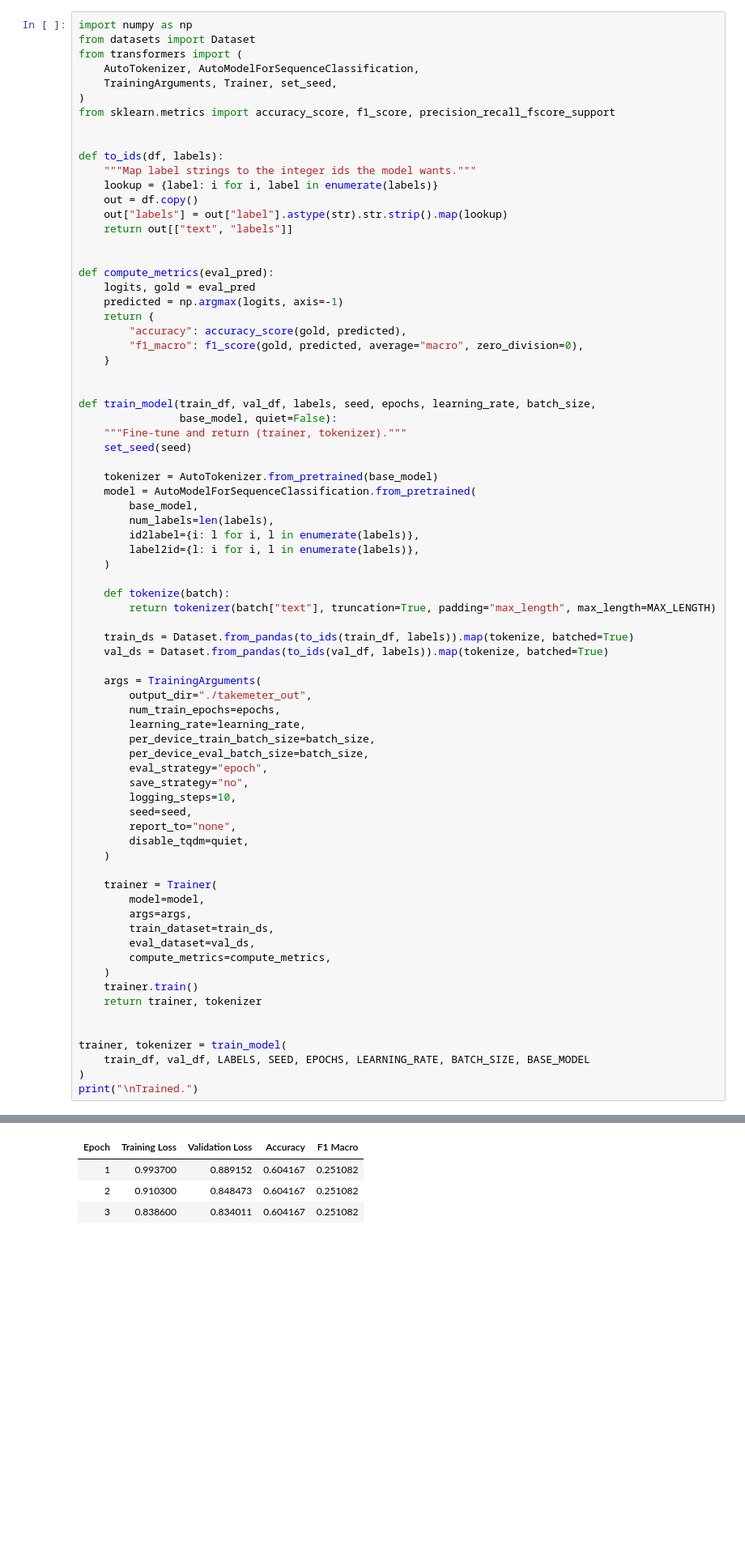
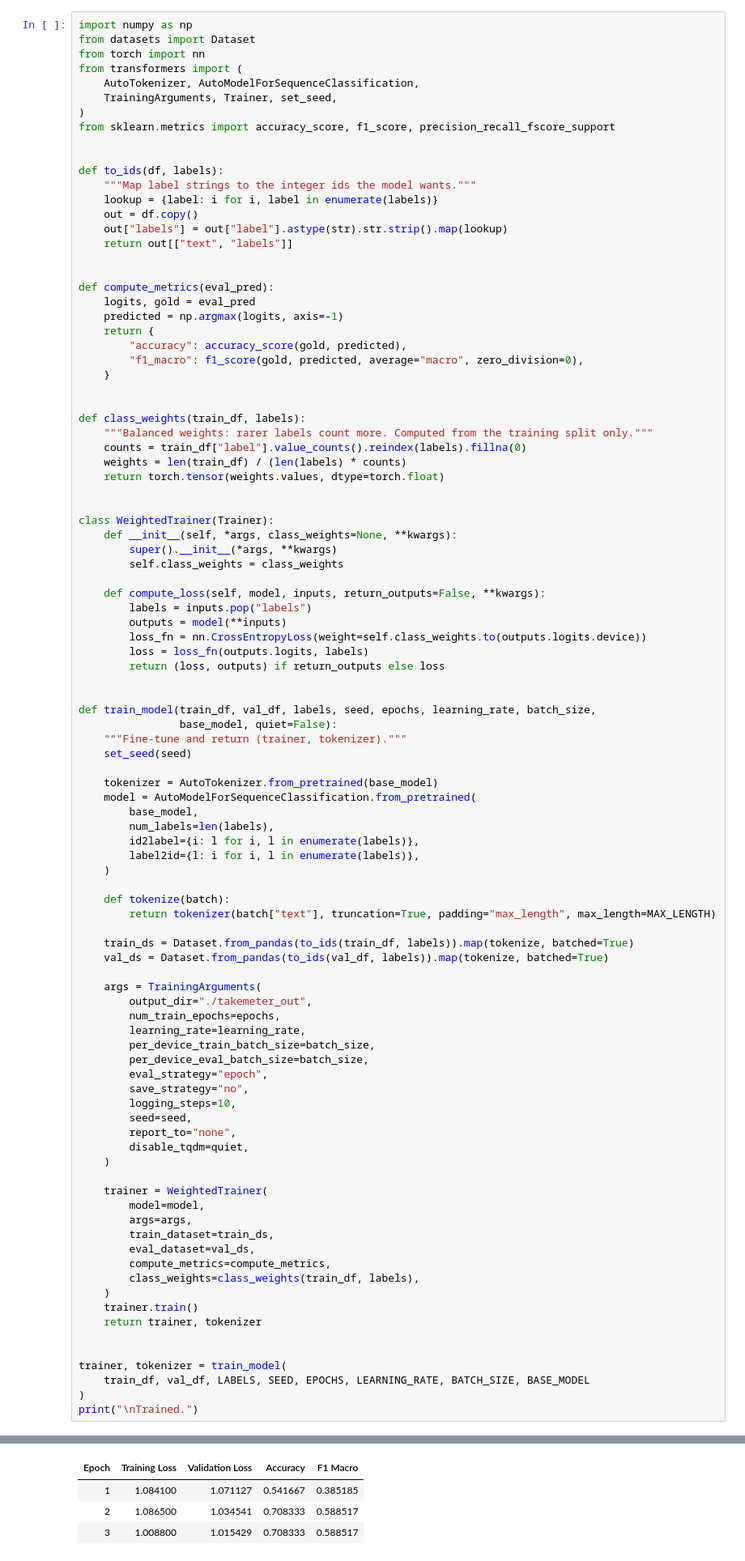
Before and after one commit to dawnmaii/ai201-project3-takemeter, a Jupyter notebook: takemeter.ipynb, the cells around one changed output, grey strips where cells are left out. Shown at 81% size. Cells and saved outputs as stored; diff of their text form; blank space fills up the shorter version.

Commit message:
Completed milestone 5 (unit 6). Class-weighted training run, after results and README write-up.

```diff
--- a/takemeter.ipynb
+++ b/takemeter.ipynb
@@ -402,6 +401,7 @@ something spurious, and neither is visible here. That's what next unit is for.
 # %%
 import numpy as np
 from datasets import Dataset
+from torch import nn
 from transformers import (
     AutoTokenizer, AutoModelForSequenceClassification,
     TrainingArguments, Trainer, set_seed,
@@ -424,6 +424,26 @@ def compute_metrics(eval_pred):
         "accuracy": accuracy_score(gold, predicted),
         "f1_macro": f1_score(gold, predicted, average="macro", zero_division=0),
     }
+
+
+def class_weights(train_df, labels):
+    """Balanced weights: rarer labels count more. Computed from the training split only."""
+    counts = train_df["label"].value_counts().reindex(labels).fillna(0)
+    weights = len(train_df) / (len(labels) * counts)
+    return torch.tensor(weights.values, dtype=torch.float)
+
+
+class WeightedTrainer(Trainer):
+    def __init__(self, *args, class_weights=None, **kwargs):
+        super().__init__(*args, **kwargs)
+        self.class_weights = class_weights
+
+    def compute_loss(self, model, inputs, return_outputs=False, **kwargs):
+        labels = inputs.pop("labels")
+        outputs = model(**inputs)
+        loss_fn = nn.CrossEntropyLoss(weight=self.class_weights.to(outputs.logits.device))
+        loss = loss_fn(outputs.logits, labels)
+        return (loss, outputs) if return_outputs else loss
 
 
 def train_model(train_df, val_df, labels, seed, epochs, learning_rate, batch_size,
@@ -459,12 +479,13 @@ def train_model(train_df, val_df, labels, seed, epochs, learning_rate, batch_siz
         disable_tqdm=quiet,
     )
 
-    trainer = Trainer(
+    trainer = WeightedTrainer(
         model=model,
         args=args,
         train_dataset=train_ds,
         eval_dataset=val_ds,
         compute_metrics=compute_metrics,
+        class_weights=class_weights(train_df, labels),
     )
     trainer.train()
     return trainer, tokenizer
@@ -481,7 +502,7 @@ You should probably TRAIN this model on a down-stream task to be able to use it
 | Epoch | Training Loss | Validation Loss | Accuracy | F1 Macro |
-| 1 | 0.993700 | 0.889152 | 0.604167 | 0.251082 |
-| 2 | 0.910300 | 0.848473 | 0.604167 | 0.251082 |
-| 3 | 0.838600 | 0.834011 | 0.604167 | 0.251082 |
+| 1 | 1.084100 | 1.071127 | 0.541667 | 0.385185 |
+| 2 | 1.086500 | 1.034541 | 0.708333 | 0.588517 |
+| 3 | 1.008800 | 1.015429 | 0.708333 | 0.588517 |
 Trained.
 # %% [markdown]
 ## 5. Results
```
Also changed, not shown: parts of 6 cells of this notebook, 2 other files.
